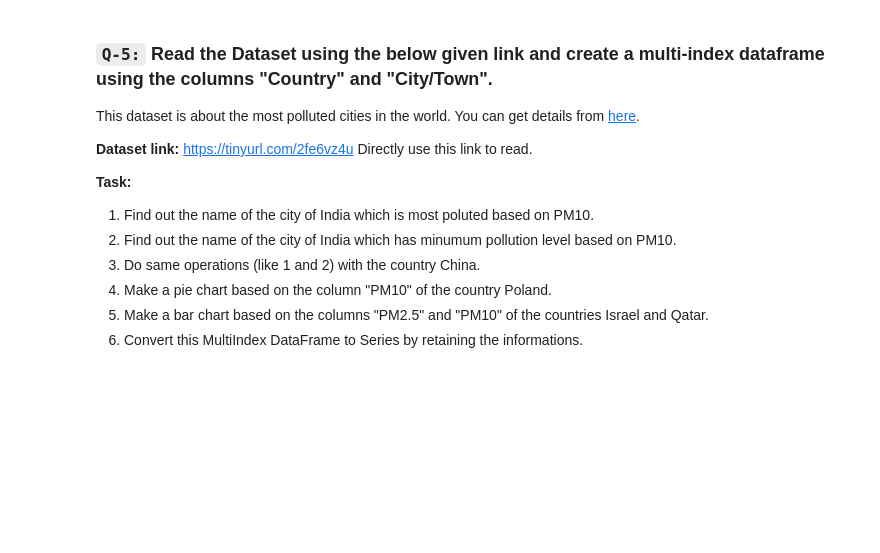
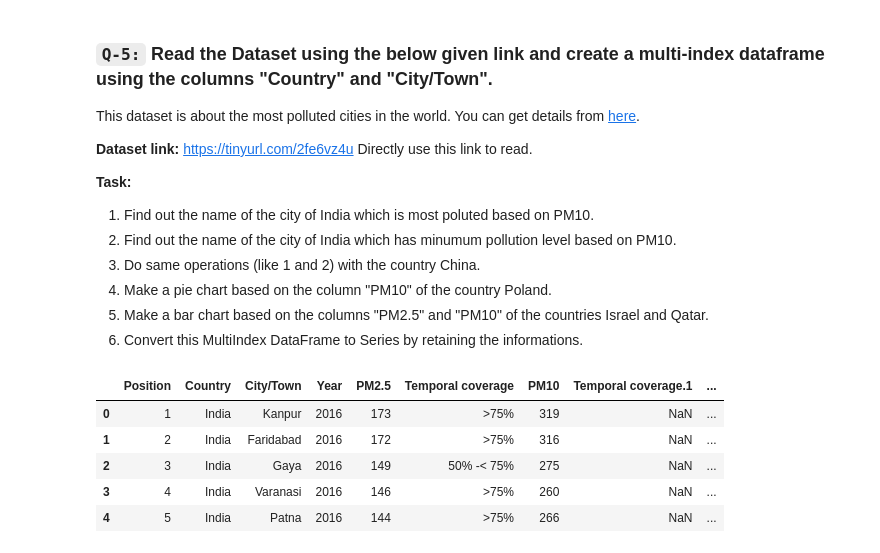
Before and after one commit to singhbhaskar360/Python_ML, a Jupyter notebook: Multi_Index_DF_task_21.ipynb, the cells around one changed output. Drawn from its saved outputs; the diff is of its cells as text; code cells hidden in the pictures; blank space fills up the shorter version.

```diff
--- a/Multi_Index_DF_task_21.ipynb
+++ b/Multi_Index_DF_task_21.ipynb
@@ -211,0 +210,11 @@ This dataset is about the most polluted cities in the world. You can get details
+# %%
+# code here
+df=pd.read_csv("https://tinyurl.com/2fe6vz4u",index_col="Unnamed: 0")
+df.head()
+# %% [output]
+|  | Position | Country | City/Town | Year | PM2.5 | Temporal coverage | PM10 | Temporal coverage.1 | ... |
+| 0 | 1 | India | Kanpur | 2016 | 173 | >75% | 319 | NaN | ... |
+| 1 | 2 | India | Faridabad | 2016 | 172 | >75% | 316 | NaN | ... |
+| 2 | 3 | India | Gaya | 2016 | 149 | 50% -< 75% | 275 | NaN | ... |
+| 3 | 4 | India | Varanasi | 2016 | 146 | >75% | 260 | NaN | ... |
+| 4 | 5 | India | Patna | 2016 | 144 | >75% | 266 | NaN | ... |
```
Also changed, not shown: parts of 2 cells of this notebook.
